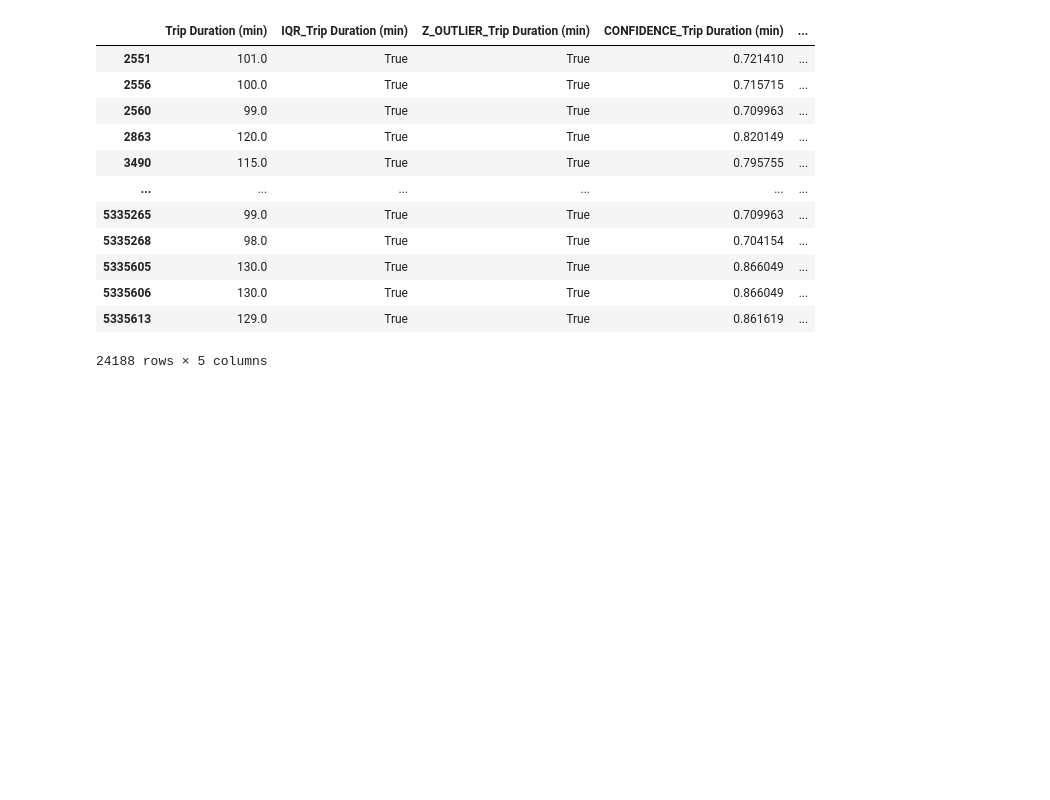
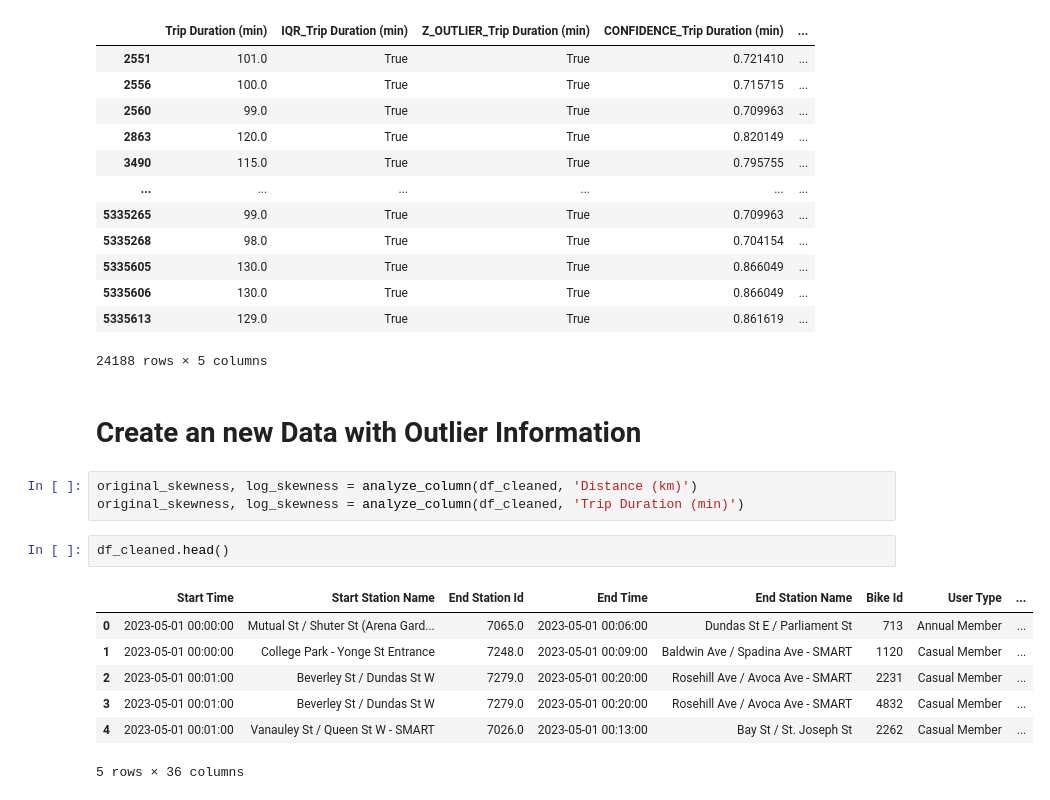
Before and after one commit to richardalamo/pocketride, a Jupyter notebook: data/Outlier_Detection/outliers_toronto_bikeshare.ipynb, the cells around one changed output. Saved outputs shown, nothing was run; the diff lists cells and outputs as text; blank space fills up the shorter version.

Commit message:
Upload the outlier data.

```diff
--- a/data/Outlier_Detection/outliers_toronto_bikeshare.ipynb
+++ b/data/Outlier_Detection/outliers_toronto_bikeshare.ipynb
@@ -362,3 +369,18 @@ trip_duration_metrics[
 | 5335606 | 130.0 | True | True | 0.866049 | ... |
 | 5335613 | 129.0 | True | True | 0.861619 | ... |
 24188 rows × 5 columns
+# %% [markdown]
+# Create an new Data with Outlier Information
+# %%
+original_skewness, log_skewness = analyze_column(df_cleaned, 'Distance (km)')
+original_skewness, log_skewness = analyze_column(df_cleaned, 'Trip Duration (min)')
+# %%
+df_cleaned.head()
+# %% [output]
+|  | Start Time | Start Station Name | End Station Id | End Time | End Station Name | Bike Id | User Type | ... |
+| 0 | 2023-05-01 00:00:00 | Mutual St / Shuter St (Arena Gard... | 7065.0 | 2023-05-01 00:06:00 | Dundas St E / Parliament St | 713 | Annual Member | ... |
+| 1 | 2023-05-01 00:00:00 | College Park - Yonge St Entrance | 7248.0 | 2023-05-01 00:09:00 | Baldwin Ave / Spadina Ave - SMART | 1120 | Casual Member | ... |
+| 2 | 2023-05-01 00:01:00 | Beverley St / Dundas St W | 7279.0 | 2023-05-01 00:20:00 | Rosehill Ave / Avoca Ave - SMART | 2231 | Casual Member | ... |
+| 3 | 2023-05-01 00:01:00 | Beverley St / Dundas St W | 7279.0 | 2023-05-01 00:20:00 | Rosehill Ave / Avoca Ave - SMART | 4832 | Casual Member | ... |
+| 4 | 2023-05-01 00:01:00 | Vanauley St / Queen St W - SMART | 7026.0 | 2023-05-01 00:13:00 | Bay St / St. Joseph St | 2262 | Casual Member | ... |
+5 rows × 36 columns
```
Also changed, not shown: parts of 5 cells of this notebook, 2 other files.
